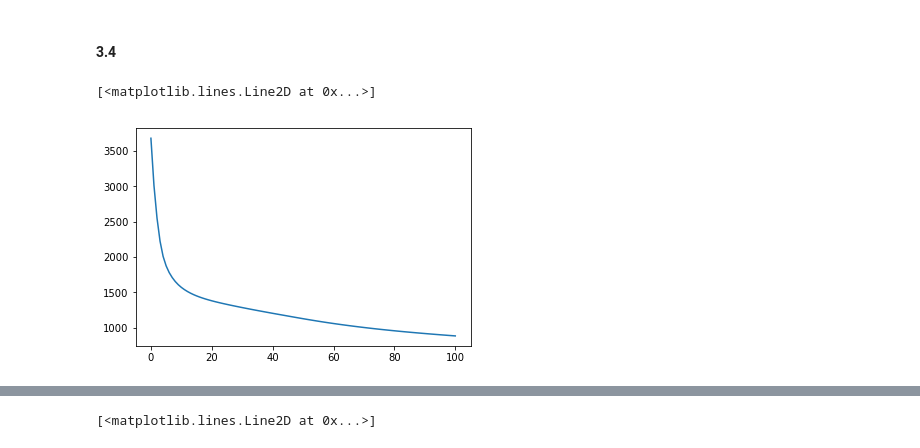
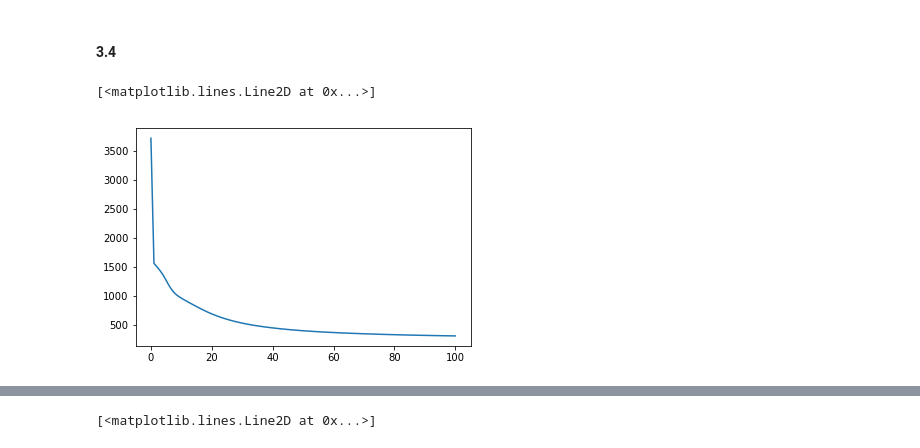
Before and after one commit to cherylics/ANLY590, a Jupyter notebook: 590HW1.ipynb, the cells around one changed output, grey strips where cells are left out. Saved outputs shown, nothing was run; the diff lists cells and outputs as text; code cells hidden in the pictures.

```diff
--- a/590HW1.ipynb
+++ b/590HW1.ipynb
@@ -276,21 +259,21 @@ w_1 = np.array([1, 0, -1, 0, 0, 0.5]).reshape((3,2))
 w_2 = np.array([1, 0, 0, -1, -1, 0]).reshape((2,3))
 w_3 = np.array([1, 1, 0, 0, -1, -1]).reshape((3,2))
 # %%
-def grad_descent(x, y, parameters, iterations=10, learning_rate=0.2):
+def grad_descent(x, y, parameters, iterations=10, learning_rate=2):
     point = parameters
     trajectory = [point]
     losses = [loss(y, forward(x,point)[0])]
 
     for i in range(iterations):
         y_hat = forward(x,point)[0]
         grad = grad_f(x, y,point)
         point= np.subtract(point,[j*learning_rate for j in grad])
         trajectory.append(point)
         losses.append(loss(y, forward(x,point)[0]))
     return (np.array(trajectory), losses)
 parameters = [w_1,w_2,w_3,b_1,b_2,b_3]
-traj, losses = grad_descent(x ,y,parameters, iterations=100,learning_rate=0.00005)
+traj, losses = grad_descent(x ,y,parameters, iterations=100,learning_rate=0.0005)
 plt.plot(losses)
 # %% [output]
 [<matplotlib.lines.Line2D at 0x...>]
-[figure, old version]
+[figure, new version]
```
Also changed, not shown: parts of 4 cells of this notebook.
